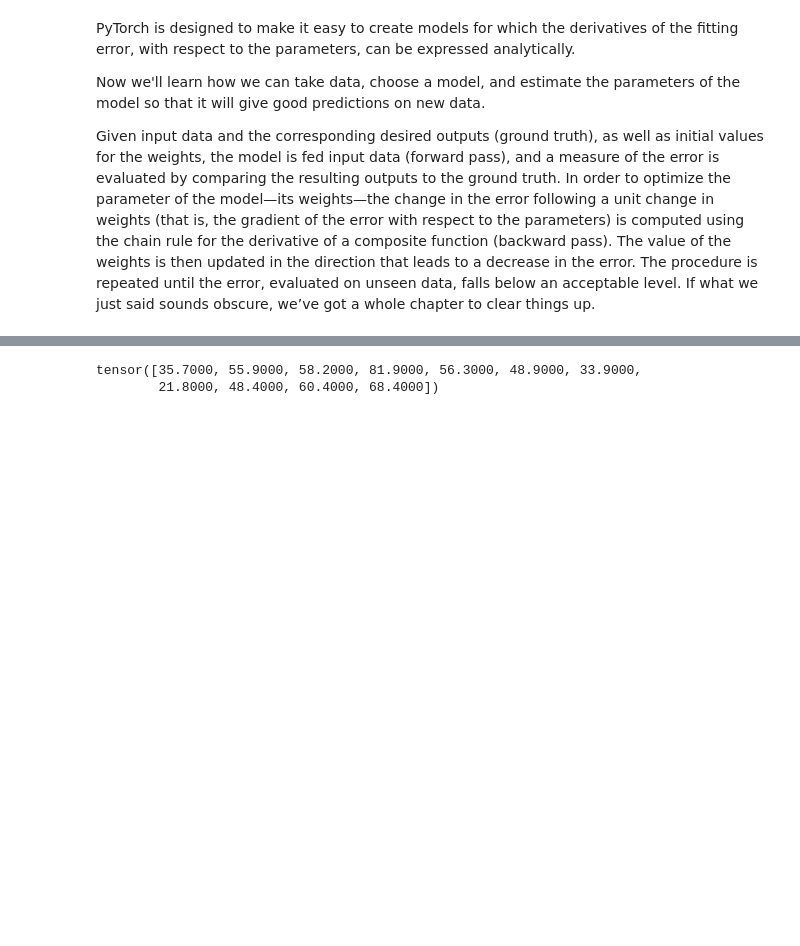
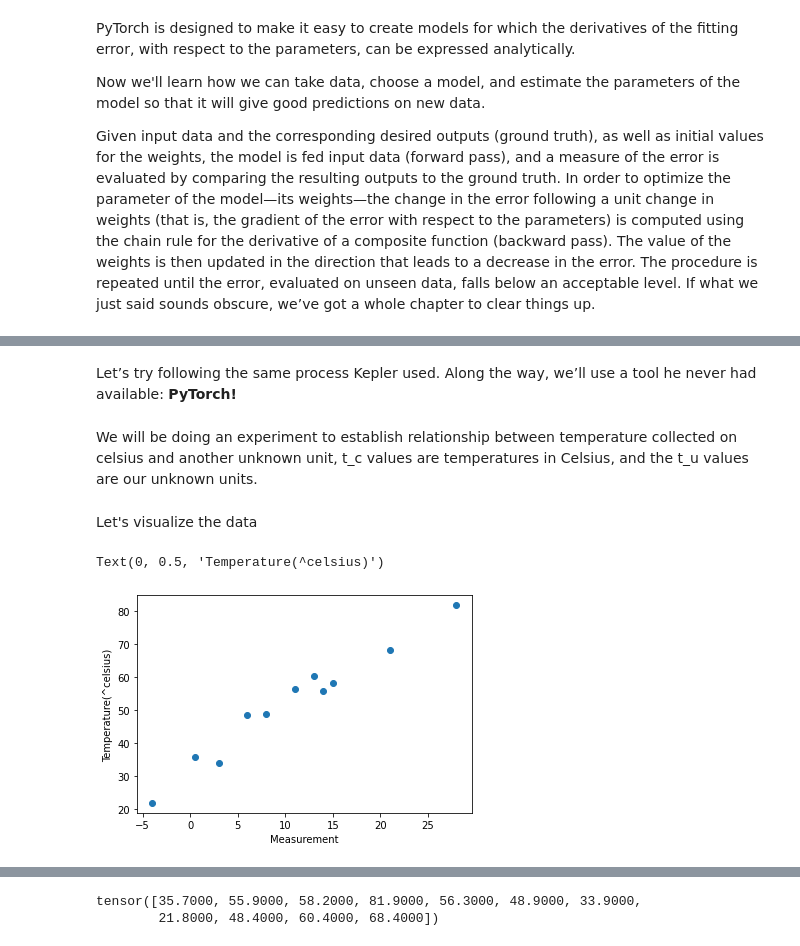
Before and after one commit to girijeshcse/scribble, a Jupyter notebook: _notebooks/2121-09-14-chapter-5.ipynb, the cells around one changed output, grey strips where cells are left out. Saved outputs shown, nothing was run; the diff lists cells and outputs as text; code cells hidden in the pictures; blank space fills up the shorter version.

```diff
--- a/_notebooks/2121-09-14-chapter-5.ipynb
+++ b/_notebooks/2121-09-14-chapter-5.ipynb
@@ -49,13 +49,27 @@ error, evaluated on unseen data, falls below an acceptable level. If what we jus
 sounds obscure, we’ve got a whole chapter to clear things up.
 # %% [markdown]
 ![](my_icons/ch52.JPG)
+# %% [markdown]
+Let’s try following the same process Kepler used. Along the way, we’ll use a tool he never had available: **PyTorch!**
 # %%
 %matplotlib inline
 import numpy as np
 import torch
 torch.set_printoptions(edgeitems=2, linewidth=75)
+# %% [markdown]
+We will be doing an experiment to establish relationship between temperature collected on celsius and another unknown unit, t_c values are temperatures in Celsius, and the t_u values are our unknown units.
 # %%
 t_c = [0.5,  14.0, 15.0, 28.0, 11.0,  8.0,  3.0, -4.0,  6.0, 13.0, 21.0]
 t_u = [35.7, 55.9, 58.2, 81.9, 56.3, 48.9, 33.9, 21.8, 48.4, 60.4, 68.4]
 t_c = torch.tensor(t_c)
 t_u = torch.tensor(t_u)
+# %% [markdown]
+Let's visualize the data
+# %%
+import matplotlib.pyplot as plt
+plt.scatter(t_c, t_u, )
+plt.xlabel("Measurement")
+plt.ylabel("Temperature(^celsius)")
+# %% [output]
+Text(0, 0.5, 'Temperature(^celsius)')
+[figure, added]
```
Also changed, not shown: parts of 7 cells of this notebook.
